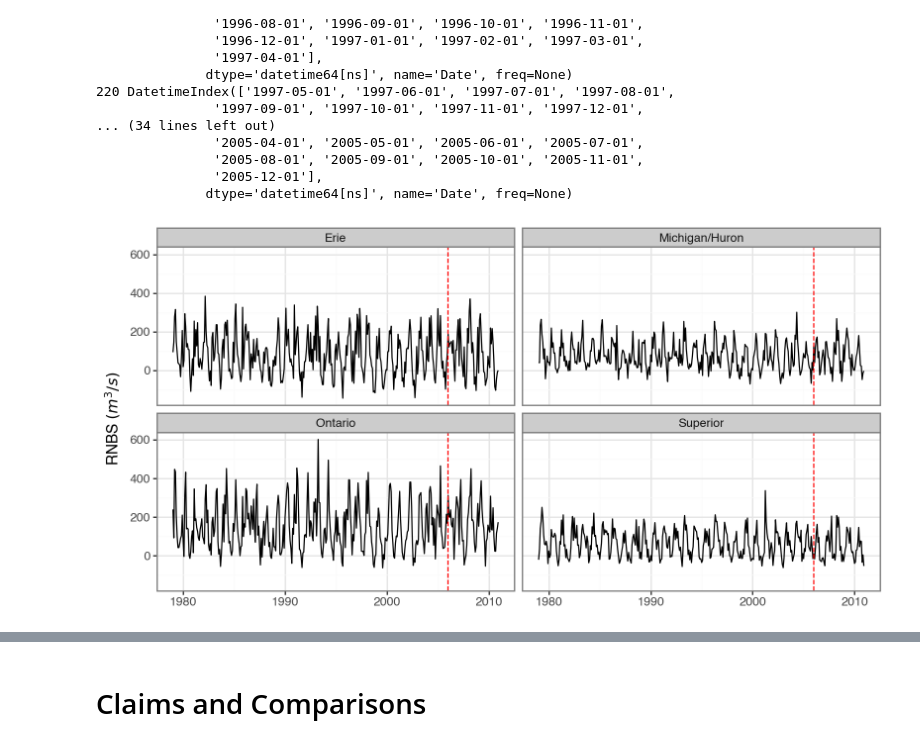
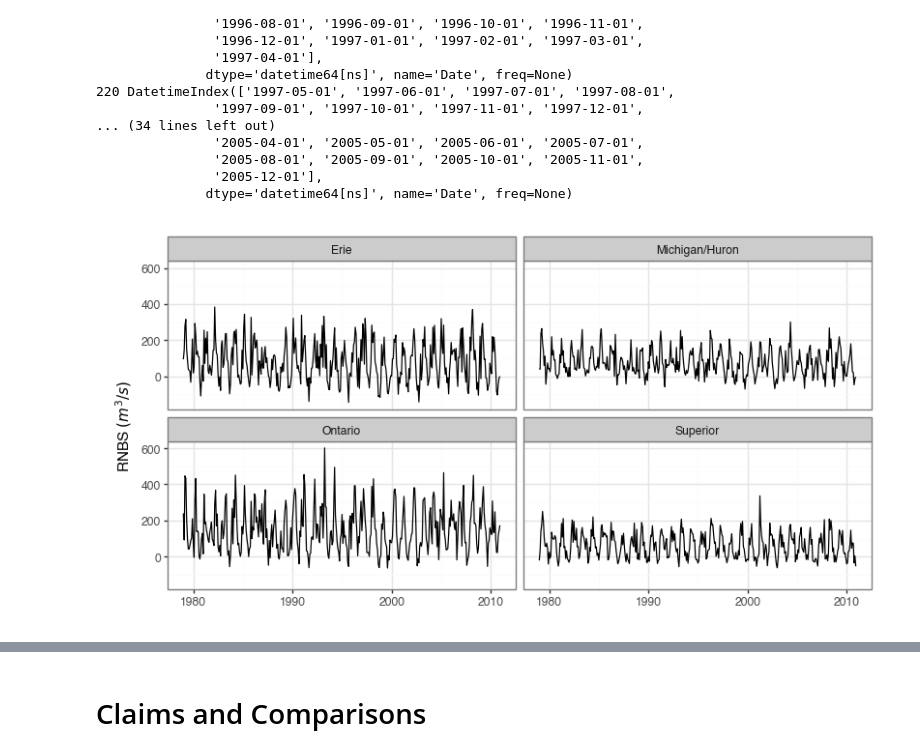
Before and after one commit to great-lakes-ai-lab/NBS-Predictor-MVP, a Jupyter notebook: notebooks/exploratory/1_MTM_model_comparison.ipynb, the cells around one changed output, grey strips where cells are left out. Drawn from its saved outputs; the diff is of its cells as text; code cells hidden in the pictures.

```diff
--- a/notebooks/exploratory/1_MTM_model_comparison.ipynb
+++ b/notebooks/exploratory/1_MTM_model_comparison.ipynb
@@ -162,23 +162,25 @@ for train, test in splits:
 # %%
 plot_data = (
     lake_data.sel(variable="rnbs")
     .drop_vars(["variable", "type"])
     .to_dataframe(name="rnbs")
     .reset_index()
 )
 
-(
+g = (
     ggplot(data=plot_data, mapping=aes(x="Date", y="rnbs"))
     + geom_line()
     + facet_wrap("~lake", labeller=rename_lakes)
     + theme_bw()
     + theme(axis_title_x=element_blank(), figure_size=(8, 4))
     + scale_x_datetime(labels=date_format(fmt="%Y"))
     + ylab("RNBS $\\left(m^3/s\\right)$")
-    + geom_vline(xintercept=dt.datetime(2006, 1, 1), linetype="--", color="red")
 )
+
+g.save("./images/rnbs_raw.pdf")
+g
 # %% [output]
-[figure, old version]
+[figure, new version]
 # %%
 covar_data = (
     load_data(["precip", "temp", "evap"])
```
Also changed, not shown: parts of 15 cells of this notebook, 1 other file.
